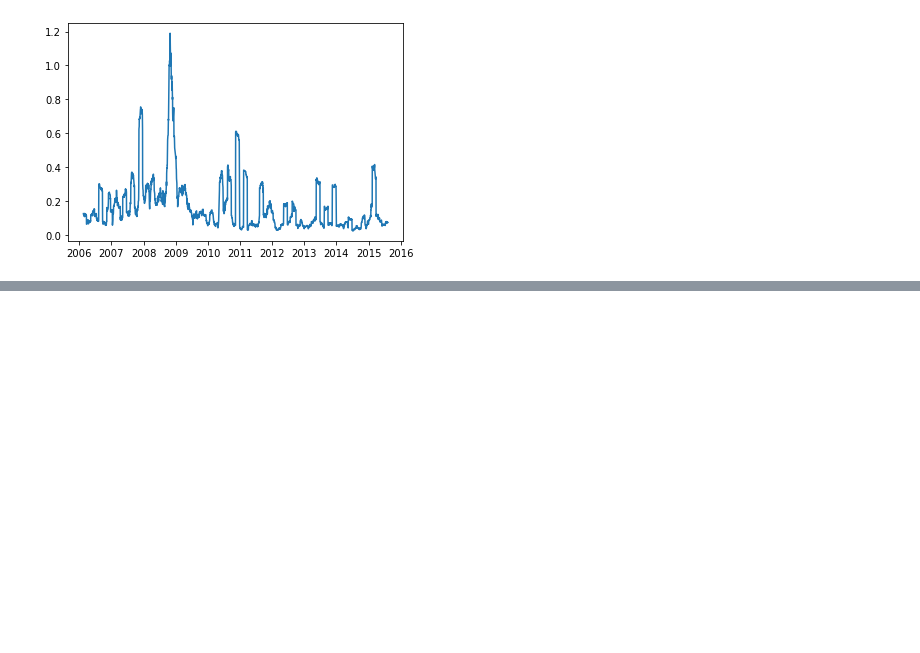
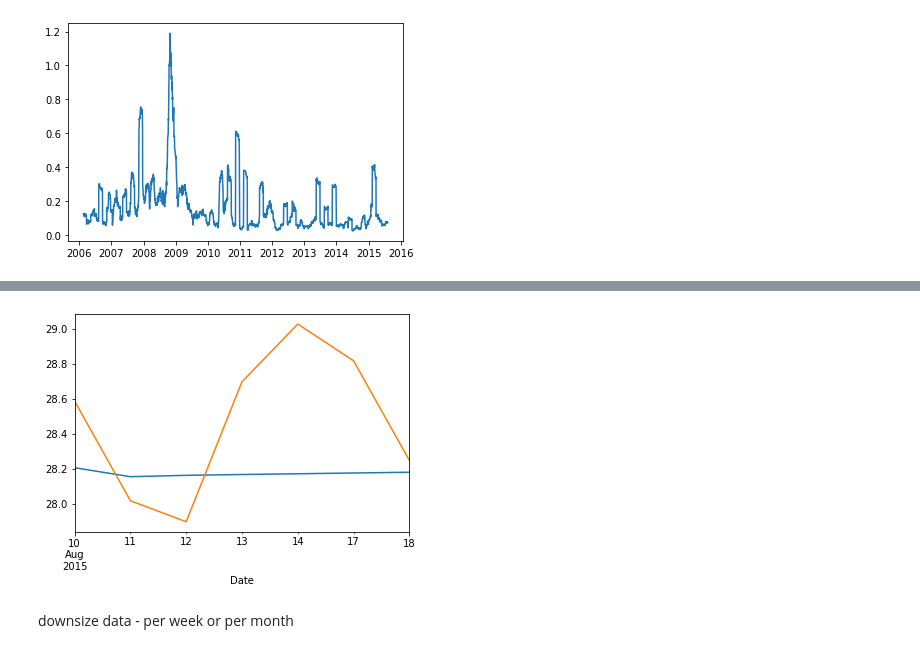
Before and after one commit to RogerPineda13/TimeSeriesP4, a Jupyter notebook: ALarsenWorkingNotebook.ipynb, the cells around one changed output, grey strips where cells are left out. Cells and saved outputs as stored; diff of their text form; code cells hidden in the pictures; blank space fills up the shorter version.

```diff
--- a/ALarsenWorkingNotebook.ipynb
+++ b/ALarsenWorkingNotebook.ipynb
@@ -494,0 +541,14 @@ print(np.sqrt(mean_squared_error(train, ma_predict)))
+# %%
+ma_predict_5 = model_2.predict(start=2414, end=2420, typ='levels')
+new_df = ma_predict_5.reset_index()
+new_df.rename(columns={0: 'Close'}, inplace=True)
+
+new_df = new_df.set_index(test_index)
+new_df.drop('index', inplace=True, axis=1)
+new_df = pd.Series(new_df['Close'], index=test_index)
+type(new_df)
+
+new_df
+
+resids = new_df - test_values
+resids
@@ -494,0 +565,13 @@ print(np.sqrt(mean_squared_error(train, ma_predict)))
+# %%
+test_index = test[:7].index
+test_values = test[:7]
+len(test_values)
+
+# resids.plot();
+
+new_df.plot();
+test_values.plot();
+# %% [output]
+[figure, added]
+# %% [markdown]
+downsize data - per week or per month
```
Also changed, not shown: parts of 19 cells of this notebook.
